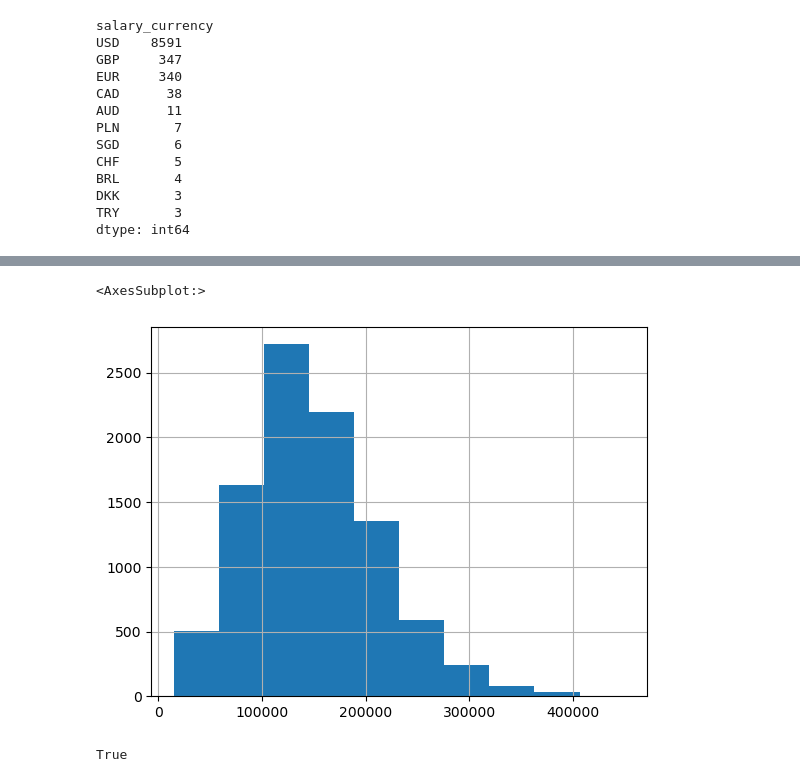
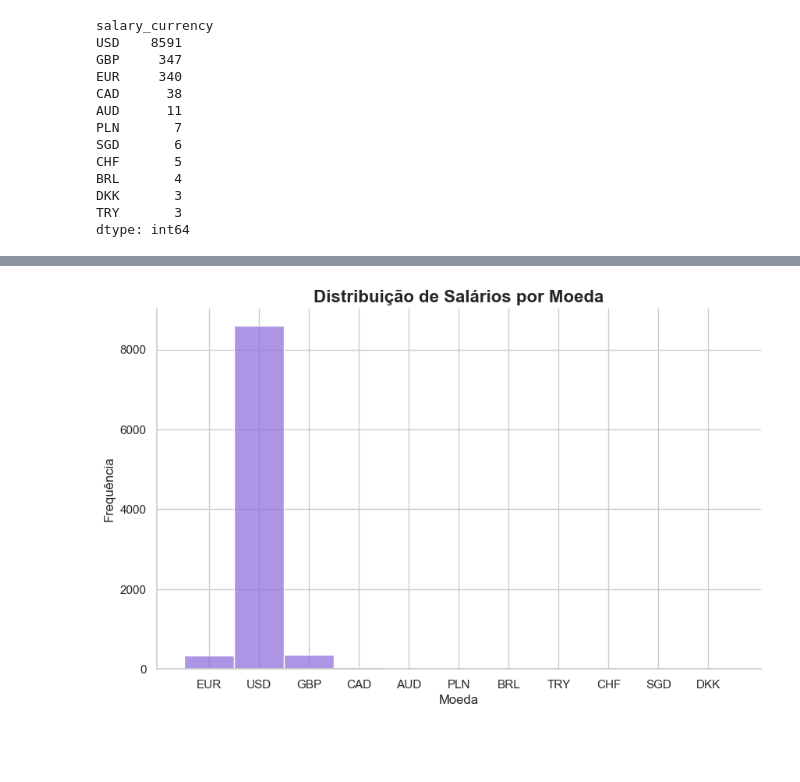
Before and after one commit to pedroohsilva/diferenca-salarial-analistas-e-cientistas-de-dados, a Jupyter notebook: Análise Exploratória de Dados/Análise Exploratória de Dados.ipynb, the cells around one changed output, grey strips where cells are left out. Cells and saved outputs as stored; diff of their text form; code cells hidden in the pictures; blank space fills up the shorter version.

```diff
--- a/Análise Exploratória de Dados/Análise Exploratória de Dados.ipynb
+++ b/Análise Exploratória de Dados/Análise Exploratória de Dados.ipynb
@@ -234,11 +229,23 @@ df['salary_currency'].hist()
-# %%
-# Analisando a distribuição salarial em dólares (USD)
-df["salary_in_usd"].hist()
-# %% [output]
-<AxesSubplot:>
-[figure, removed]
-# %%
-# Verificando linhas duplicadas
-df.duplicated().any()
-# %% [output]
-True
+# %%
+# Configurando estilo premium com Seaborn
+sns.set_theme(style="whitegrid", palette="pastel")
+
+# Criar figura e eixo
+plt.figure(figsize=(10, 6))
+
+# Gerar o histograma
+sns.histplot(data=df, x="salary_currency", color="mediumpurple", edgecolor="white", linewidth=1)
+
+# Títulos e rótulos
+plt.title("Distribuição de Salários por Moeda", fontsize=16, fontweight="bold")
+plt.xlabel("Moeda", fontsize=12)
+plt.ylabel("Frequência", fontsize=12)
+
+# Remover ruídos estéticos
+sns.despine(top=True, right=True)
+
+# Mostrar o gráfico
+plt.show()
+# Distribuição de salários
+# %% [output]
+[figure, added]
```
Also changed, not shown: parts of 10 cells of this notebook, 4 other files.
